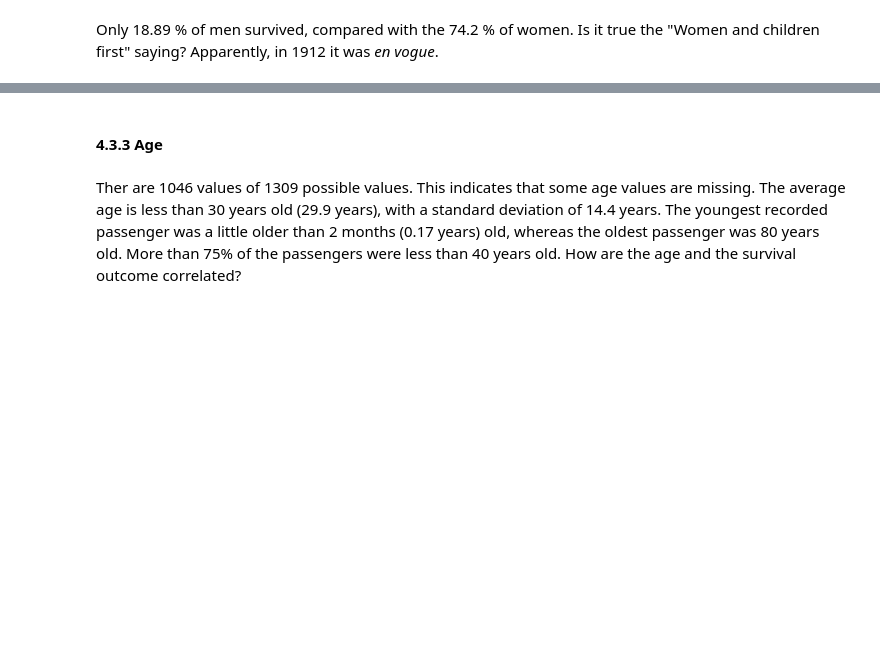
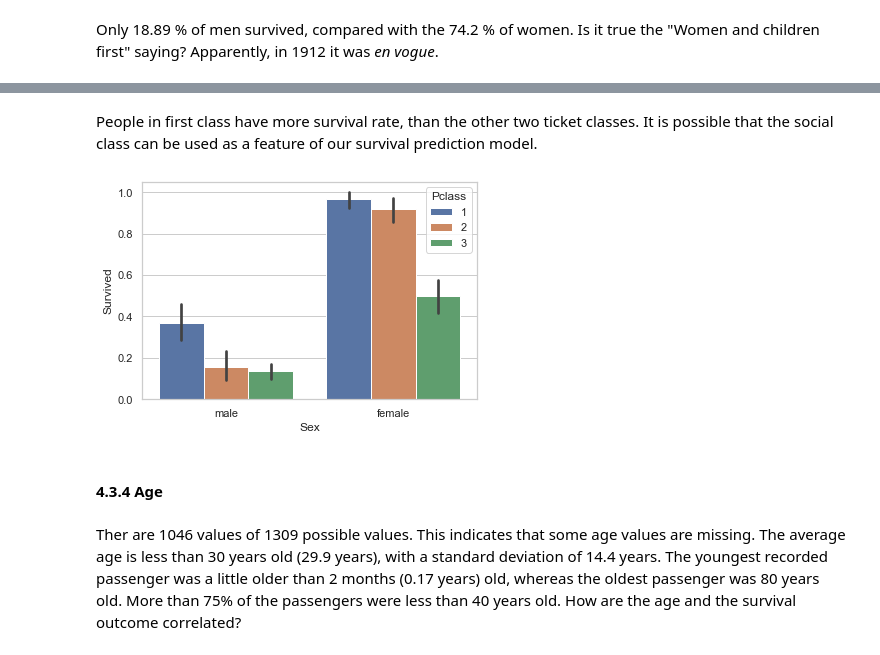
Before and after one commit to jpripen/Comando_PS, a Jupyter notebook: Titanic/Kaggle Titanic Project.ipynb, the cells around one changed output, grey strips where cells are left out. Cells and saved outputs as stored; diff of their text form; code cells hidden in the pictures; blank space fills up the shorter version.

```diff
--- a/Titanic/Kaggle Titanic Project.ipynb
+++ b/Titanic/Kaggle Titanic Project.ipynb
@@ -179,5 +241,11 @@ Only 18.89 % of men survived, compared with the 74.2 % of women. Is it true the
+# %% [markdown]
+People in first class have more survival rate, than the other two ticket classes. It is possible that the social class can be used as a feature of our survival prediction model.
+# %%
+fig3=sns.barplot(x="Sex", y="Survived", hue="Pclass", data=df_full)
+# %% [output]
+[figure, added]
 # %% [markdown]
-#### 4.3.3 Age
+#### 4.3.4 Age
 # %%
 df_full['Age'].describe()
 # %% [markdown]
```
Also changed, not shown: parts of 14 cells of this notebook, 2 other files.
